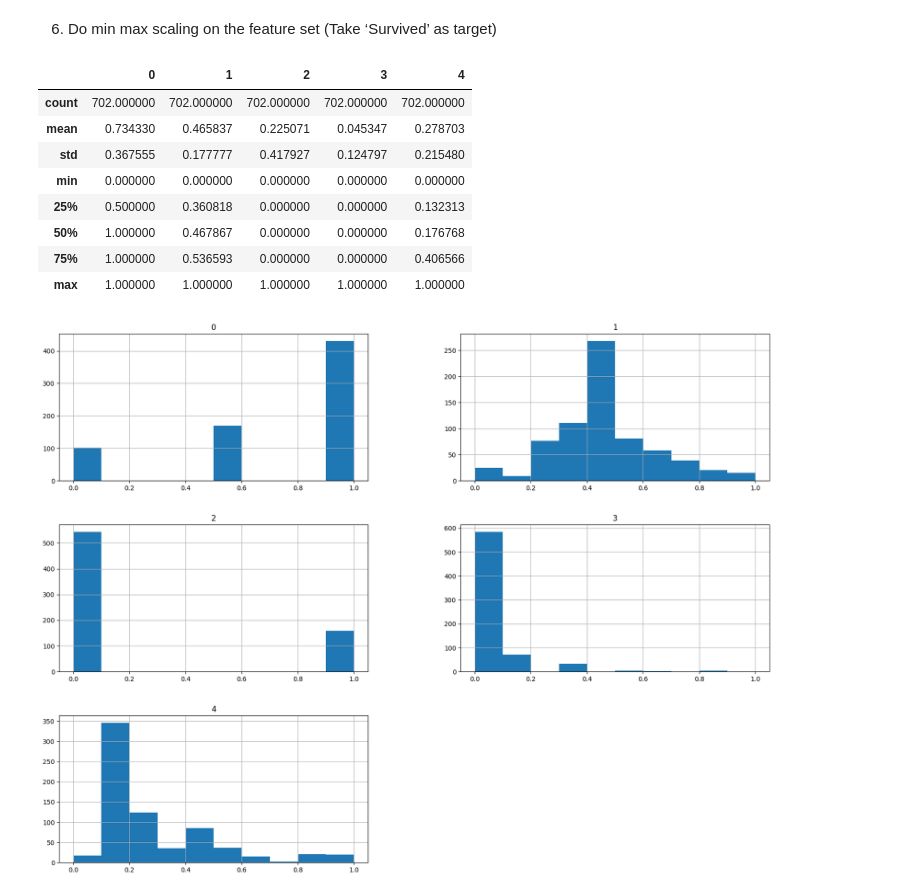
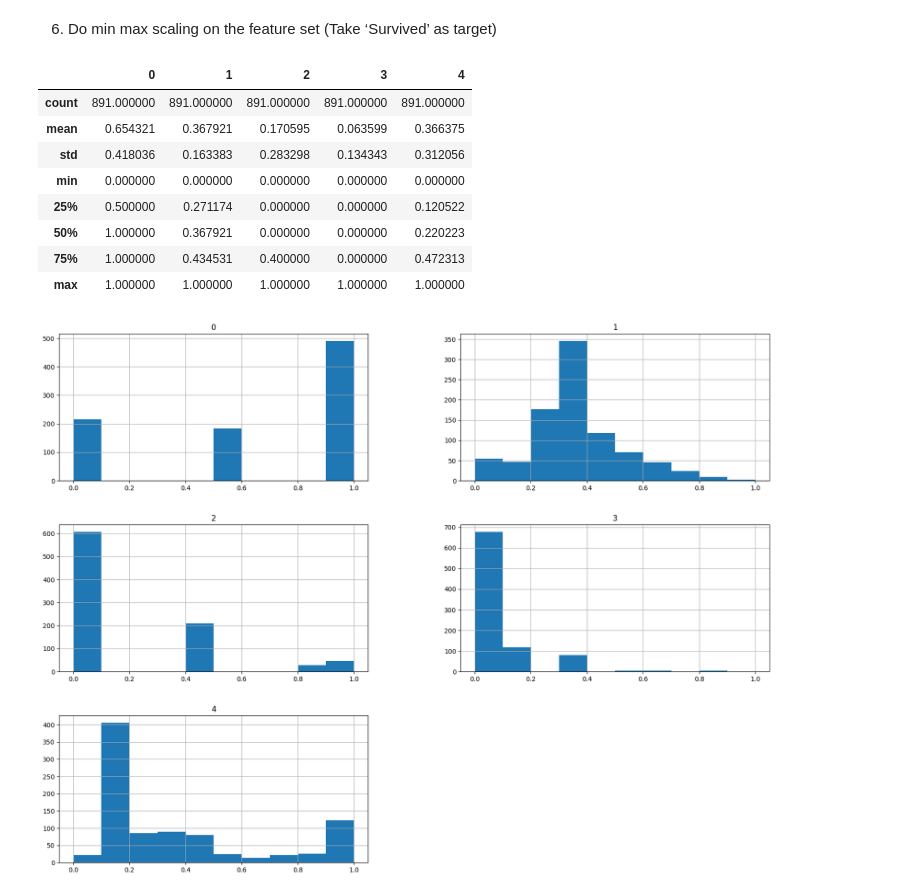
Before and after one commit to bintabinty/DSA_Assignments, a Jupyter notebook: Assignment_on_preprocessing_Binty_Biju.ipynb, the cells around one changed output. Drawn from its saved outputs; the diff is of its cells as text; code cells hidden in the pictures.

```diff
--- a/Assignment_on_preprocessing_Binty_Biju.ipynb
+++ b/Assignment_on_preprocessing_Binty_Biju.ipynb
@@ -142,0 +189,3 @@ for i in columns_with_outliers:
+# %%
+IQR = Q3 - Q1
+print(IQR)
@@ -142,0 +194,5 @@ for i in columns_with_outliers:
+# %%
+low_lim = Q1 - 1.5*IQR
+up_lim = Q3 + 1.5*IQR
+print('lower whisker:', low_lim)
+print('uppwe whisker:', up_lim)
@@ -142,0 +211,4 @@ for i in columns_with_outliers:
+# %%
+titanic_df['Fare'] = titanic_df['Fare'].clip(lower = low_lim, upper = up_lim)
+plt.boxplot(titanic_df['Fare'])
+plt.show();
@@ -181,24 +271,24 @@ memory usage: 65.8+ KB
 # %% [markdown]
 6. Do min max scaling on the feature set (Take ‘Survived’ as target)
 # %%
-num_columns = df1.select_dtypes(include=['float64', 'int64']).columns
-x = df1[num_columns].drop('Survived', axis=1)
+num_columns = titanic_df.select_dtypes(include=['float64', 'int64']).columns
+x = titanic_df[num_columns].drop('Survived', axis=1)
 minmax = sk.MinMaxScaler(feature_range = (0,1))
-x_minmax = minmax.fit_transform(x)
-x_minmax = pd.DataFrame(x_minmax)
-x_minmax.describe()
+x_mm = minmax.fit_transform(x)
+x_mm = pd.DataFrame(x_mm)
+x_mm.describe()
 # %% [output]
 |  | 0 | 1 | 2 | 3 | 4 |
-| count | 702.000000 | 702.000000 | 702.000000 | 702.000000 | 702.000000 |
-| mean | 0.734330 | 0.465837 | 0.225071 | 0.045347 | 0.278703 |
-| std | 0.367555 | 0.177777 | 0.417927 | 0.124797 | 0.215480 |
+| count | 891.000000 | 891.000000 | 891.000000 | 891.000000 | 891.000000 |
+| mean | 0.654321 | 0.367921 | 0.170595 | 0.063599 | 0.366375 |
+| std | 0.418036 | 0.163383 | 0.283298 | 0.134343 | 0.312056 |
 | min | 0.000000 | 0.000000 | 0.000000 | 0.000000 | 0.000000 |
-| 25% | 0.500000 | 0.360818 | 0.000000 | 0.000000 | 0.132313 |
-| 50% | 1.000000 | 0.467867 | 0.000000 | 0.000000 | 0.176768 |
-| 75% | 1.000000 | 0.536593 | 0.000000 | 0.000000 | 0.406566 |
+| 25% | 0.500000 | 0.271174 | 0.000000 | 0.000000 | 0.120522 |
+| 50% | 1.000000 | 0.367921 | 0.000000 | 0.000000 | 0.220223 |
+| 75% | 1.000000 | 0.434531 | 0.400000 | 0.000000 | 0.472313 |
 | max | 1.000000 | 1.000000 | 1.000000 | 1.000000 | 1.000000 |
 # %%
-x_minmax.hist(figsize=(20,15))
+x_mm.hist(figsize=(20,15))
 plt.show()
 # %% [output]
-[figure, old version]
+[figure, new version]
```
Also changed, not shown: parts of 15 cells of this notebook.
